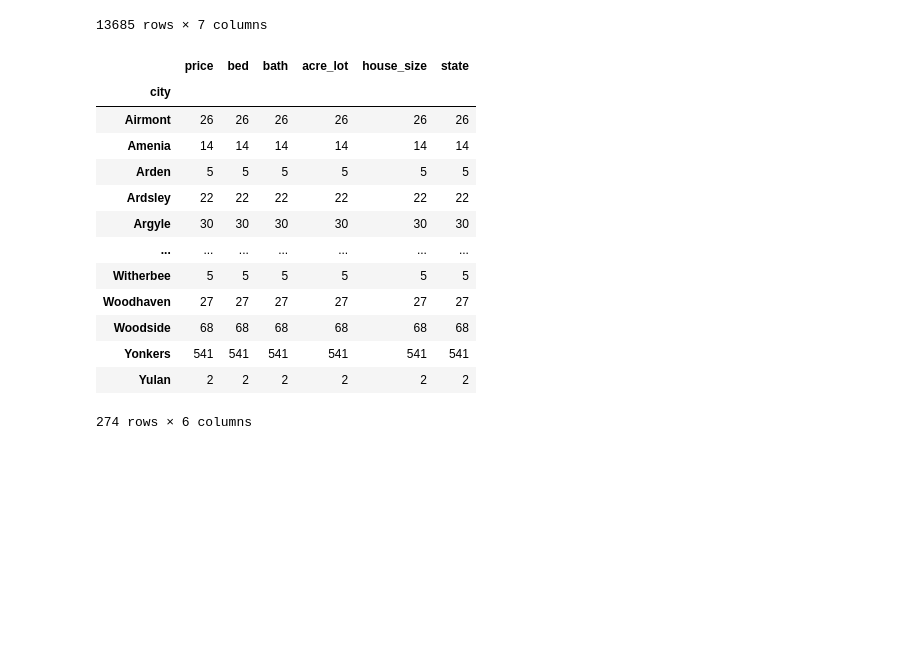
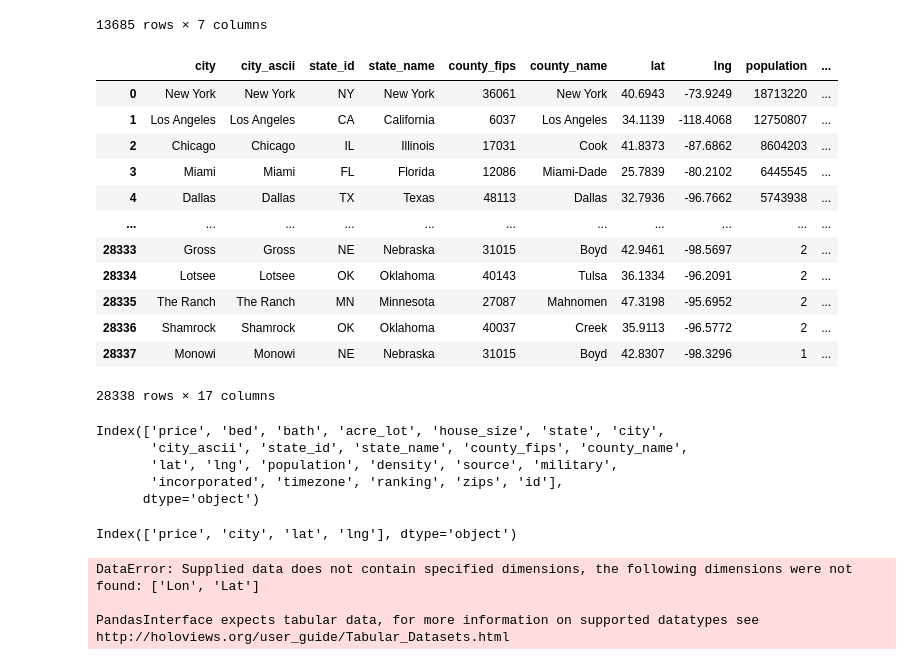
Before and after one commit to NMcHale029/BC-Project-1, a Jupyter notebook: cites.ipynb, the cells around one changed output. Cells and saved outputs as stored; diff of their text form; code cells hidden in the pictures; blank space fills up the shorter version.

```diff
--- a/cites.ipynb
+++ b/cites.ipynb
@@ -101,3 +101,32 @@ ny_cities_df
 | 63460 | 2250000.0 | 2.0 | 3.0 | 0.05 | 1252.0 | New York | New York City |
 | 63461 | 689000.0 | 1.0 | 1.0 | 0.05 | 715.0 | New York | New York City |
 13685 rows × 7 columns
+# %%
+#read source data file for coordinates of latitude and Longitude of US Cities.
+citieslatlong_df = pd.read_csv("uscities.csv")
+citieslatlong_df
+# %% [output]
+|  | city | city_ascii | state_id | state_name | county_fips | county_name | lat | lng | population | ... |
+| 0 | New York | New York | NY | New York | 36061 | New York | 40.6943 | -73.9249 | 18713220 | ... |
+| 1 | Los Angeles | Los Angeles | CA | California | 6037 | Los Angeles | 34.1139 | -118.4068 | 12750807 | ... |
+| 2 | Chicago | Chicago | IL | Illinois | 17031 | Cook | 41.8373 | -87.6862 | 8604203 | ... |
+| 3 | Miami | Miami | FL | Florida | 12086 | Miami-Dade | 25.7839 | -80.2102 | 6445545 | ... |
+| 4 | Dallas | Dallas | TX | Texas | 48113 | Dallas | 32.7936 | -96.7662 | 5743938 | ... |
+| ... | ... | ... | ... | ... | ... | ... | ... | ... | ... | ... |
+| 28333 | Gross | Gross | NE | Nebraska | 31015 | Boyd | 42.9461 | -98.5697 | 2 | ... |
+| 28334 | Lotsee | Lotsee | OK | Oklahoma | 40143 | Tulsa | 36.1334 | -96.2091 | 2 | ... |
+| 28335 | The Ranch | The Ranch | MN | Minnesota | 27087 | Mahnomen | 47.3198 | -95.6952 | 2 | ... |
+| 28336 | Shamrock | Shamrock | OK | Oklahoma | 40037 | Creek | 35.9113 | -96.5772 | 2 | ... |
+| 28337 | Monowi | Monowi | NE | Nebraska | 31015 | Boyd | 42.8307 | -98.3296 | 1 | ... |
+28338 rows × 17 columns
+# %%
+merge_df = pd.DataFrame
+merge_df=pd.merge(ny_cities_df, citieslatlong_df, on="city", how="left")
+merge_df
+merge_df.columns
+# %% [output]
+Index(['price', 'bed', 'bath', 'acre_lot', 'house_size', 'state', 'city',
+       'city_ascii', 'state_id', 'state_name', 'county_fips', 'county_name',
+       'lat', 'lng', 'population', 'density', 'source', 'military',
+       'incorporated', 'timezone', 'ranking', 'zips', 'id'],
+      dtype='object')
@@ -104,21 +135,29 @@ ny_cities_df
+# %%
+merge_df.columns
+# %% [output]
+Index(['price', 'city', 'lat', 'lng'], dtype='object')
+# %%
+#Once the dataframe is create with lat and lon we can try this code:
+price_city_plot = merge_df.hvplot.points(
+                    'Lon',
+                    'Lat',
+                    size='price',
+                    scale = 1,
+                    geo = True,
+                    tiles ='OSM',
+                    frame_width = 600,
+                    frame_height = 400,
+                    color = 'city'
+                    )
+# Display the map
+price_city_plot
+# %% [output]
+DataError: Supplied data does not contain specified dimensions, the following dimensions were not found: ['Lon', 'Lat']
+
+PandasInterface expects tabular data, for more information on supported datatypes see http://holoviews.org/user_guide/Tabular_Datasets.html
 # %%
 #get the count of how many cities are in the ny_cities_df
-ny_cities= ny_cities_df.groupby('city')
-ny_cities.count()
+# ny_cities= ny_cities_df.groupby('city')
+# ny_cities.count()
-# %% [output]
-|  | price | bed | bath | acre_lot | house_size | state |
-| city |  |  |  |  |  |  |
-| Airmont | 26 | 26 | 26 | 26 | 26 | 26 |
-| Amenia | 14 | 14 | 14 | 14 | 14 | 14 |
-| Arden | 5 | 5 | 5 | 5 | 5 | 5 |
-| Ardsley | 22 | 22 | 22 | 22 | 22 | 22 |
-| Argyle | 30 | 30 | 30 | 30 | 30 | 30 |
-| ... | ... | ... | ... | ... | ... | ... |
-| Witherbee | 5 | 5 | 5 | 5 | 5 | 5 |
-| Woodhaven | 27 | 27 | 27 | 27 | 27 | 27 |
-| Woodside | 68 | 68 | 68 | 68 | 68 | 68 |
-| Yonkers | 541 | 541 | 541 | 541 | 541 | 541 |
-| Yulan | 2 | 2 | 2 | 2 | 2 | 2 |
-274 rows × 6 columns
 # %%
 #find the mean in ny_cities df
```
Also changed, not shown: parts of 10 cells of this notebook.
